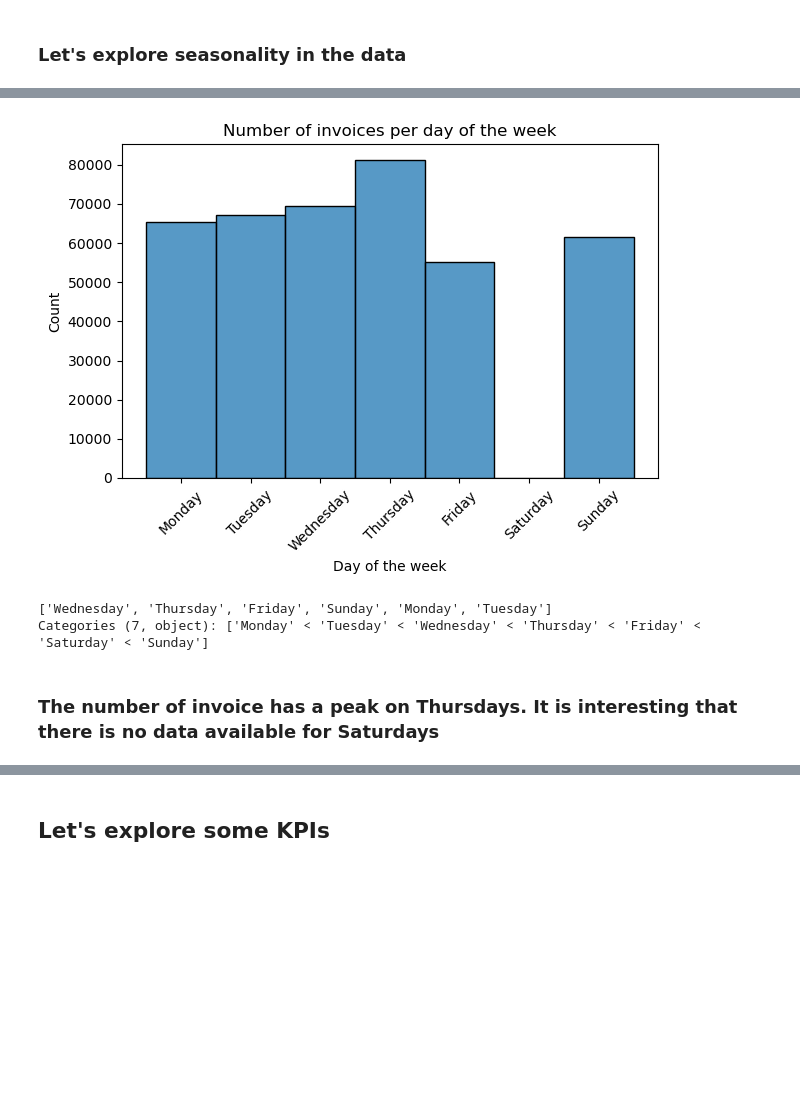
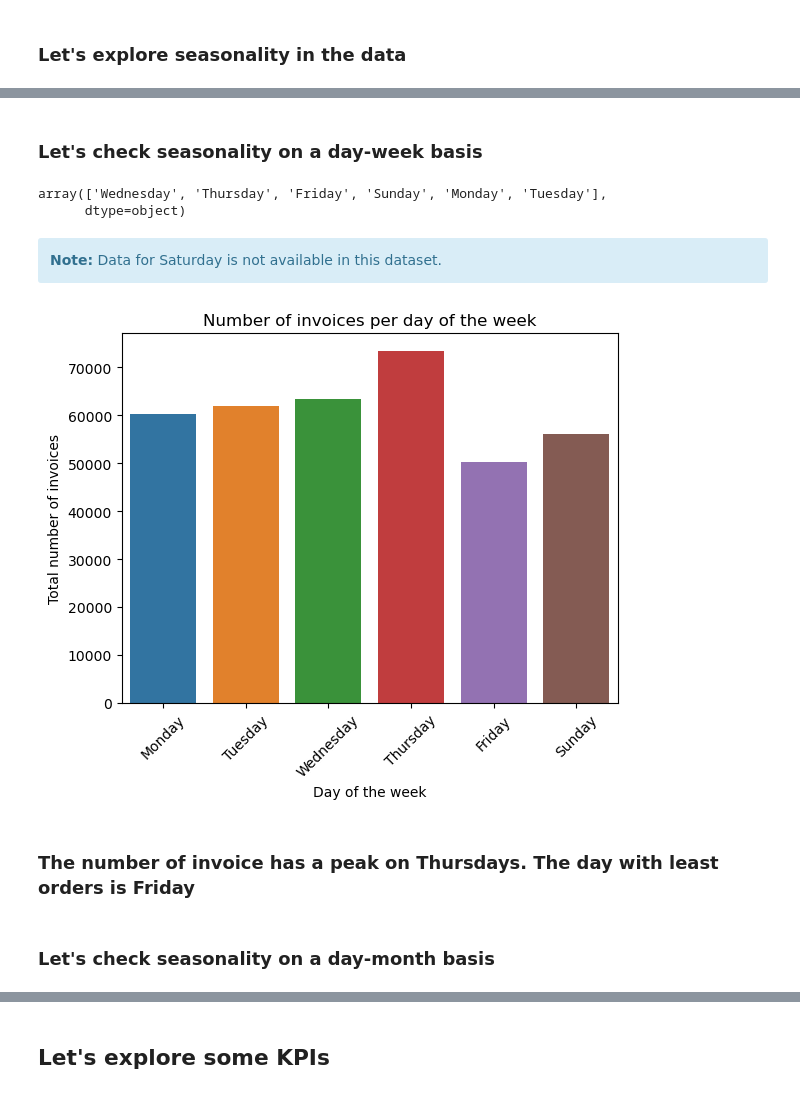
Before and after one commit to adriannaluz/data-analysis_portfolio, a Jupyter notebook: customer_segmentation/notebooks/EDA.ipynb, the cells around one changed output, grey strips where cells are left out. Saved outputs shown, nothing was run; the diff lists cells and outputs as text; code cells hidden in the pictures; blank space fills up the shorter version.

```diff
--- a/customer_segmentation/notebooks/EDA.ipynb
+++ b/customer_segmentation/notebooks/EDA.ipynb
@@ -143,10 +151,11 @@ print(f"{outlier_perc} % of my data are outliers on the price variable")
 ### Let's explore seasonality in the data
 # %%
 # Setting up monthly, yearly, daily data
-ot['invoice_year'] = ot['invoice_date'].dt.year
-ot['invoice_month'] = ot['invoice_date'].dt.month
-ot['invoice_weekday'] = ot['invoice_date'].dt.dayofweek
-ot['invoice_dayname'] = ot['invoice_date'].dt.day_name()
+online_trans['invoice_year'] = online_trans['invoice_date'].dt.year
+online_trans['invoice_month'] = online_trans['invoice_date'].dt.month
+online_trans['invoice_day'] = online_trans['invoice_date'].dt.day
+online_trans['invoice_weekday'] = online_trans['invoice_date'].dt.dayofweek
+online_trans['invoice_dayname'] = online_trans['invoice_date'].dt.day_name()
 # %%
 # Defining color palette for plots
 palette = sns.color_palette("tab10")
@@ -164,21 +205,34 @@ plt.savefig("../visualizations/invoice_month.png")
+# %% [markdown]
+### Let's check seasonality on a day-week basis
+# %%
+# Checking the days of the week on he dataset
+online_trans['invoice_dayname'].unique()
+# %% [output]
+array(['Wednesday', 'Thursday', 'Friday', 'Sunday', 'Monday', 'Tuesday'],
+      dtype=object)
+# %% [markdown]
+<div class="alert alert-block alert-info">
+<b>Note:</b> Data for Saturday is not available in this dataset.
+</div>
 # %%
 # To plot the days in order
-day_order = ['Monday', 'Tuesday', 'Wednesday', 'Thursday', 'Friday', 'Saturday', 'Sunday']
-ot['invoice_dayname'] = pd.Categorical(ot['invoice_date'].dt.day_name(), categories=day_order, ordered=True)
+day_order = ['Monday', 'Tuesday', 'Wednesday', 'Thursday', 'Friday', 'Sunday']
+online_trans['invoice_dayname'] = pd.Categorical(online_trans['invoice_date'].dt.day_name(), categories=day_order, ordered=True)
+# %%
+# Getting the number of invoices per day of the week
+weekly_inv = online_trans.groupby(["invoice_weekday"]).count()['invoice'].reset_index()
+# %%
+# adding the names to daily dataframe
+weekly_inv['invoice_dayname'] =  day_order
 # %%
-# Distributions of invoices per day of the week
-sns.histplot(data=ot, x='invoice_dayname', multiple='stack', bins=12, kde=False)
+sns.barplot(data=weekly_inv, x='invoice_dayname', y='invoice')
 plt.title("Number of invoices per day of the week")
 plt.xlabel("Day of the week")
-plt.xticks(rotation=45)
-plt.tight_layout()
-plt.savefig("../visualizations/invoice_weekday.png")
+plt.ylabel("Total number of invoices")
+plt.xticks(rotation=45); # Rotates the ticks on the x-axis
 # %% [output]
-[figure, old version]
+[figure, new version]
-# %%
-ot['invoice_dayname'].unique()
-# %% [output]
-['Wednesday', 'Thursday', 'Friday', 'Sunday', 'Monday', 'Tuesday']
-Categories (7, object): ['Monday' < 'Tuesday' < 'Wednesday' < 'Thursday' < 'Friday' < 'Saturday' < 'Sunday']
 # %% [markdown]
-### The number of invoice has a peak on Thursdays. It is interesting that there is no data available for Saturdays
+### The number of invoice has a peak on Thursdays. The day with least orders is Friday
+# %% [markdown]
+### Let's check seasonality on a day-month basis
```
Also changed, not shown: parts of 120 cells of this notebook.
